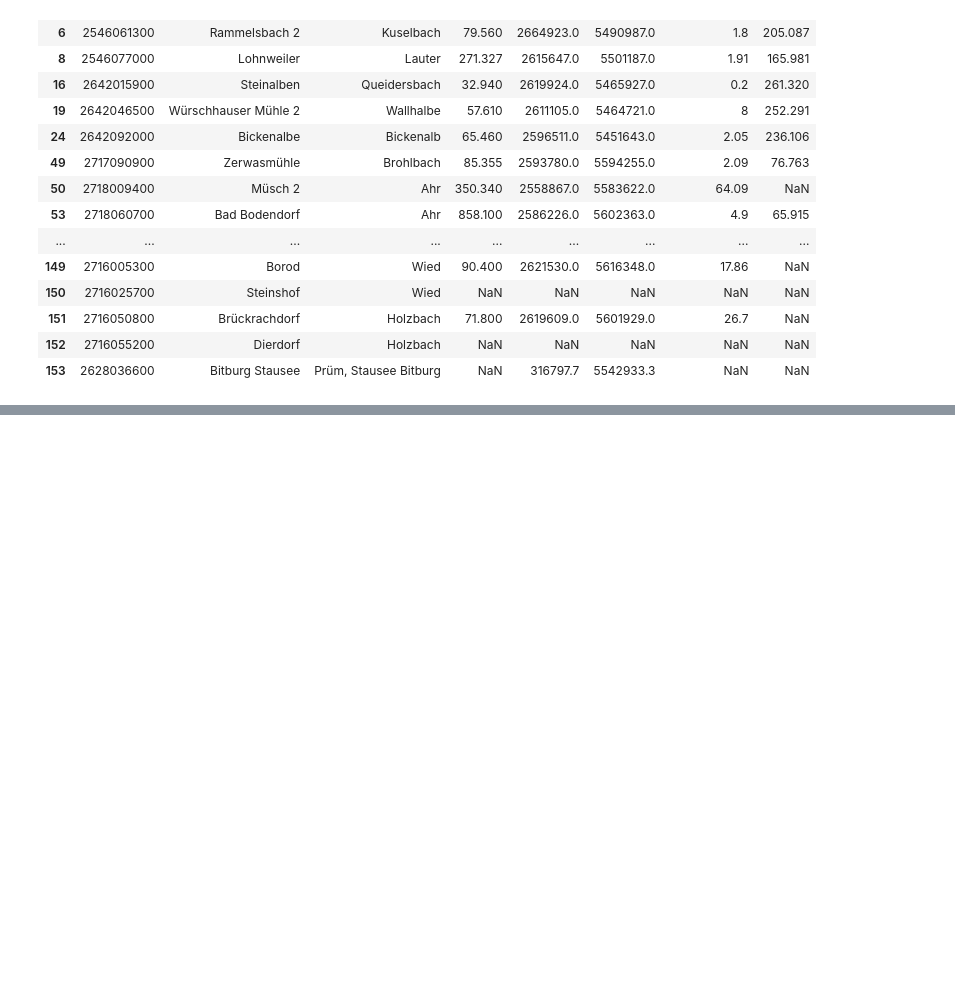
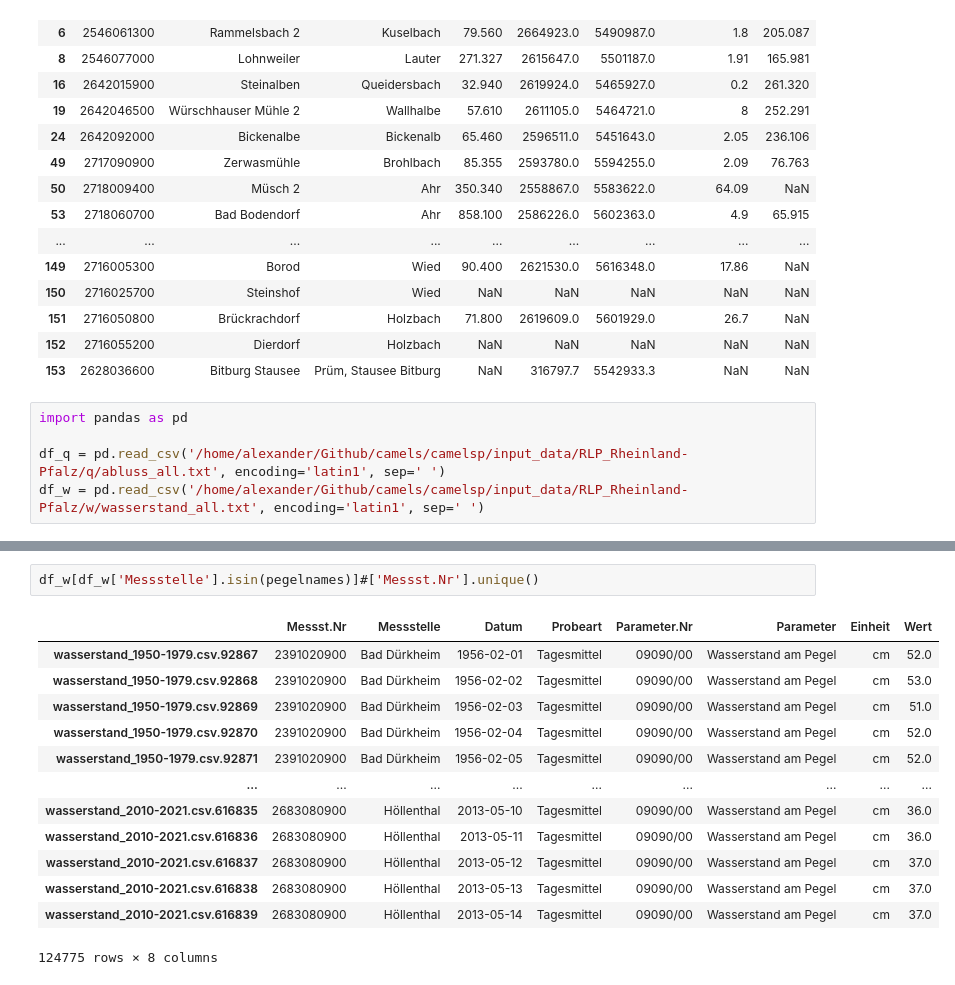
Before and after one commit to CAMELS-DE/camelsp, a Jupyter notebook: scripts/preprocess_deb.ipynb, the cells around one changed output, grey strips where cells are left out. Saved outputs shown, nothing was run; the diff lists cells and outputs as text; blank space fills up the shorter version.

```diff
--- a/scripts/preprocess_deb.ipynb
+++ b/scripts/preprocess_deb.ipynb
@@ -280,3 +288,8 @@ metadata[metadata['Nummer'].isin([int(i) for i in provider_ids_no_data])]
 | 151 | 2716050800 | Brückrachdorf | Holzbach | 71.800 | 2619609.0 | 5601929.0 | 26.7 | NaN |
 | 152 | 2716055200 | Dierdorf | Holzbach | NaN | NaN | NaN | NaN | NaN |
 | 153 | 2628036600 | Bitburg Stausee | Prüm, Stausee Bitburg | NaN | 316797.7 | 5542933.3 | NaN | NaN |
+# %%
+import pandas as pd
+
+df_q = pd.read_csv('/home/alexander/Github/camels/camelsp/input_data/RLP_Rheinland-Pfalz/q/abluss_all.txt', encoding='latin1', sep=' ')
+df_w = pd.read_csv('/home/alexander/Github/camels/camelsp/input_data/RLP_Rheinland-Pfalz/w/wasserstand_all.txt', encoding='latin1', sep=' ')
@@ -282,0 +337,16 @@ metadata[metadata['Nummer'].isin([int(i) for i in provider_ids_no_data])]
+# %%
+df_w[df_w['Messstelle'].isin(pegelnames)]#['Messst.Nr'].unique()
+# %% [output]
+|  | Messst.Nr | Messstelle | Datum | Probeart | Parameter.Nr | Parameter | Einheit | Wert |
+| wasserstand_1950-1979.csv.92867 | 2391020900 | Bad Dürkheim | 1956-02-01 | Tagesmittel | 09090/00 | Wasserstand am Pegel | cm | 52.0 |
+| wasserstand_1950-1979.csv.92868 | 2391020900 | Bad Dürkheim | 1956-02-02 | Tagesmittel | 09090/00 | Wasserstand am Pegel | cm | 53.0 |
+| wasserstand_1950-1979.csv.92869 | 2391020900 | Bad Dürkheim | 1956-02-03 | Tagesmittel | 09090/00 | Wasserstand am Pegel | cm | 51.0 |
+| wasserstand_1950-1979.csv.92870 | 2391020900 | Bad Dürkheim | 1956-02-04 | Tagesmittel | 09090/00 | Wasserstand am Pegel | cm | 52.0 |
+| wasserstand_1950-1979.csv.92871 | 2391020900 | Bad Dürkheim | 1956-02-05 | Tagesmittel | 09090/00 | Wasserstand am Pegel | cm | 52.0 |
+| ... | ... | ... | ... | ... | ... | ... | ... | ... |
+| wasserstand_2010-2021.csv.616835 | 2683080900 | Höllenthal | 2013-05-10 | Tagesmittel | 09090/00 | Wasserstand am Pegel | cm | 36.0 |
+| wasserstand_2010-2021.csv.616836 | 2683080900 | Höllenthal | 2013-05-11 | Tagesmittel | 09090/00 | Wasserstand am Pegel | cm | 36.0 |
+| wasserstand_2010-2021.csv.616837 | 2683080900 | Höllenthal | 2013-05-12 | Tagesmittel | 09090/00 | Wasserstand am Pegel | cm | 37.0 |
+| wasserstand_2010-2021.csv.616838 | 2683080900 | Höllenthal | 2013-05-13 | Tagesmittel | 09090/00 | Wasserstand am Pegel | cm | 37.0 |
+| wasserstand_2010-2021.csv.616839 | 2683080900 | Höllenthal | 2013-05-14 | Tagesmittel | 09090/00 | Wasserstand am Pegel | cm | 37.0 |
+124775 rows × 8 columns
```
Also changed, not shown: parts of 6 cells of this notebook.
